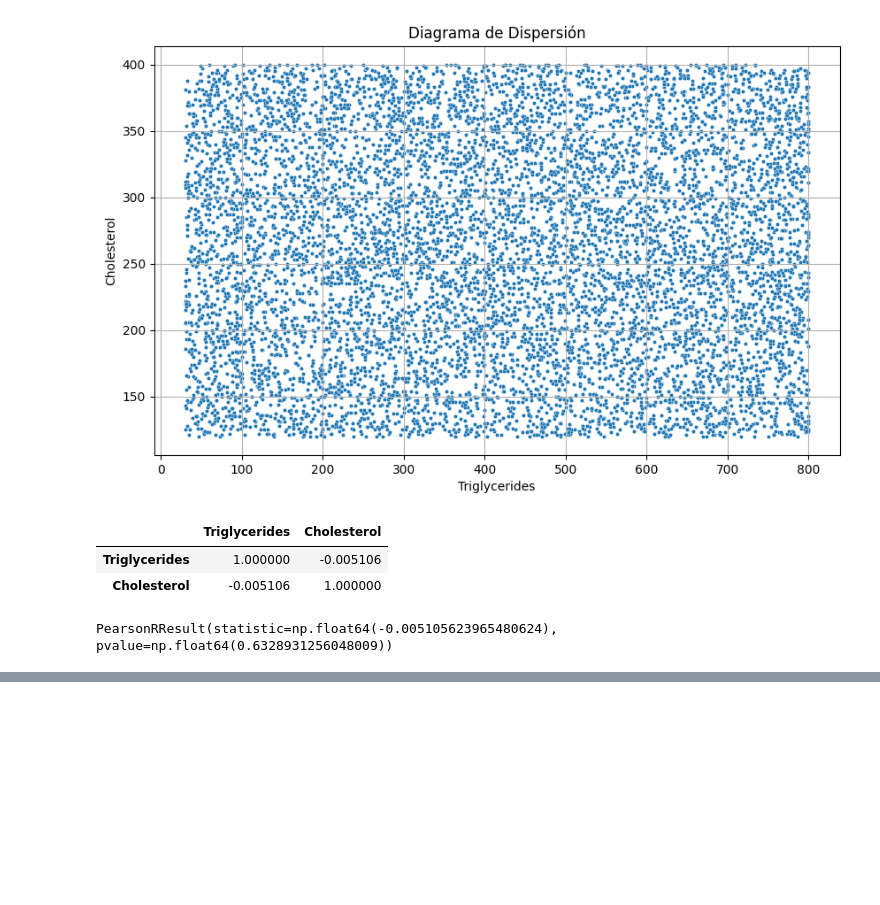
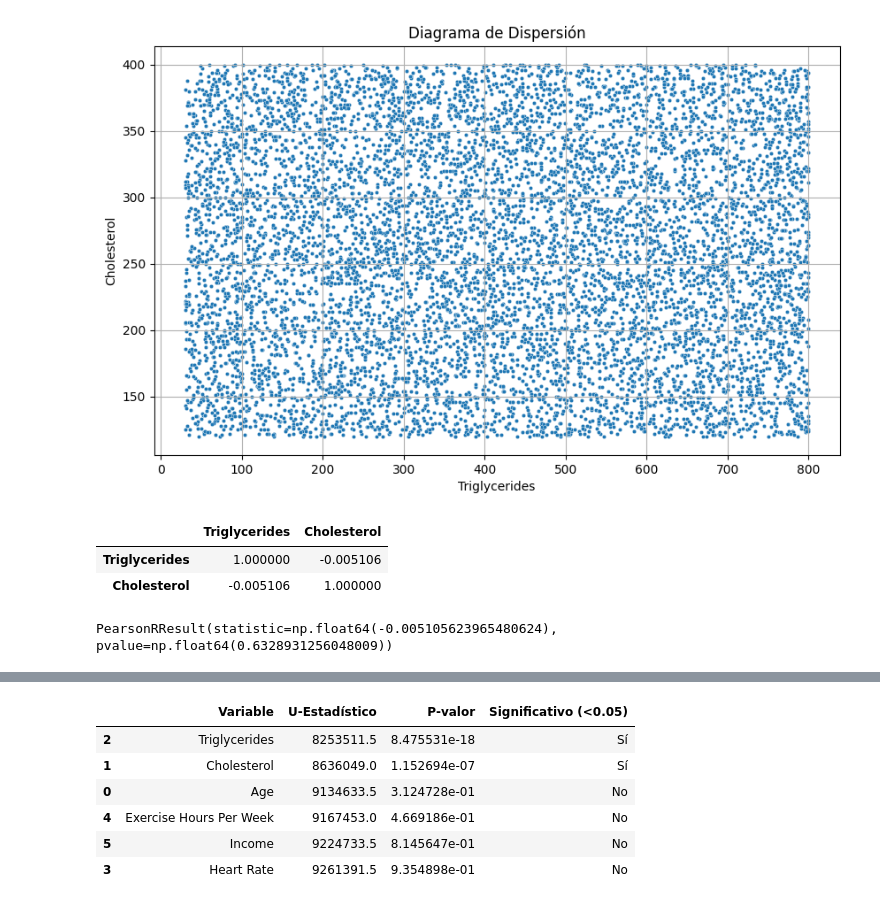
Before and after one commit to Mario8819/EDA_Prediccion-de-Ataque-Card-aco, a Jupyter notebook: Notebook EDA_Prediccion de atque cardiaco.ipynb, the cells around one changed output, grey strips where cells are left out. Saved outputs shown, nothing was run; the diff lists cells and outputs as text; code cells hidden in the pictures; blank space fills up the shorter version.

```diff
--- a/Notebook EDA_Prediccion de atque cardiaco.ipynb
+++ b/Notebook EDA_Prediccion de atque cardiaco.ipynb
@@ -621,0 +602,38 @@ sns.catplot(x="Heart Attack Risk",
+# %%
+from scipy.stats import mannwhitneyu
+import pandas as pd
+
+# Lista de tus variables numéricas
+variables_numericas = ["Age", "Cholesterol", "Triglycerides", "Heart Rate",
+                       "Exercise Hours Per Week", "Income"]
+
+# Crear una tabla para almacenar resultados
+resultados = []
+
+# Bucle para cada variable
+for var in variables_numericas:
+    grupo_a = df_heart.loc[df_heart["Heart Attack Risk"] == 0][var]
+    grupo_b = df_heart.loc[df_heart["Heart Attack Risk"] == 1][var]
+
+    u_stat, p_valor = mannwhitneyu(grupo_a, grupo_b)
+
+    resultados.append({
+        "Variable": var,
+        "U-Estadístico": u_stat,
+        "P-valor": p_valor,
+        "Significativo (<0.05)": "Sí" if p_valor < 0.05 else "No"
+    })
+
+# Convertir a DataFrame
+tabla_resultados = pd.DataFrame(resultados)
+
+# Mostrar tabla ordenada por P-valor
+tabla_resultados.sort_values(by="P-valor")
+# %% [output]
+|  | Variable | U-Estadístico | P-valor | Significativo (<0.05) |
+| 2 | Triglycerides | 8253511.5 | 8.475531e-18 | Sí |
+| 1 | Cholesterol | 8636049.0 | 1.152694e-07 | Sí |
+| 0 | Age | 9134633.5 | 3.124728e-01 | No |
+| 4 | Exercise Hours Per Week | 9167453.0 | 4.669186e-01 | No |
+| 5 | Income | 9224733.5 | 8.145647e-01 | No |
+| 3 | Heart Rate | 9261391.5 | 9.354898e-01 | No |
```
Also changed, not shown: parts of 23 cells of this notebook, 1 other file.
